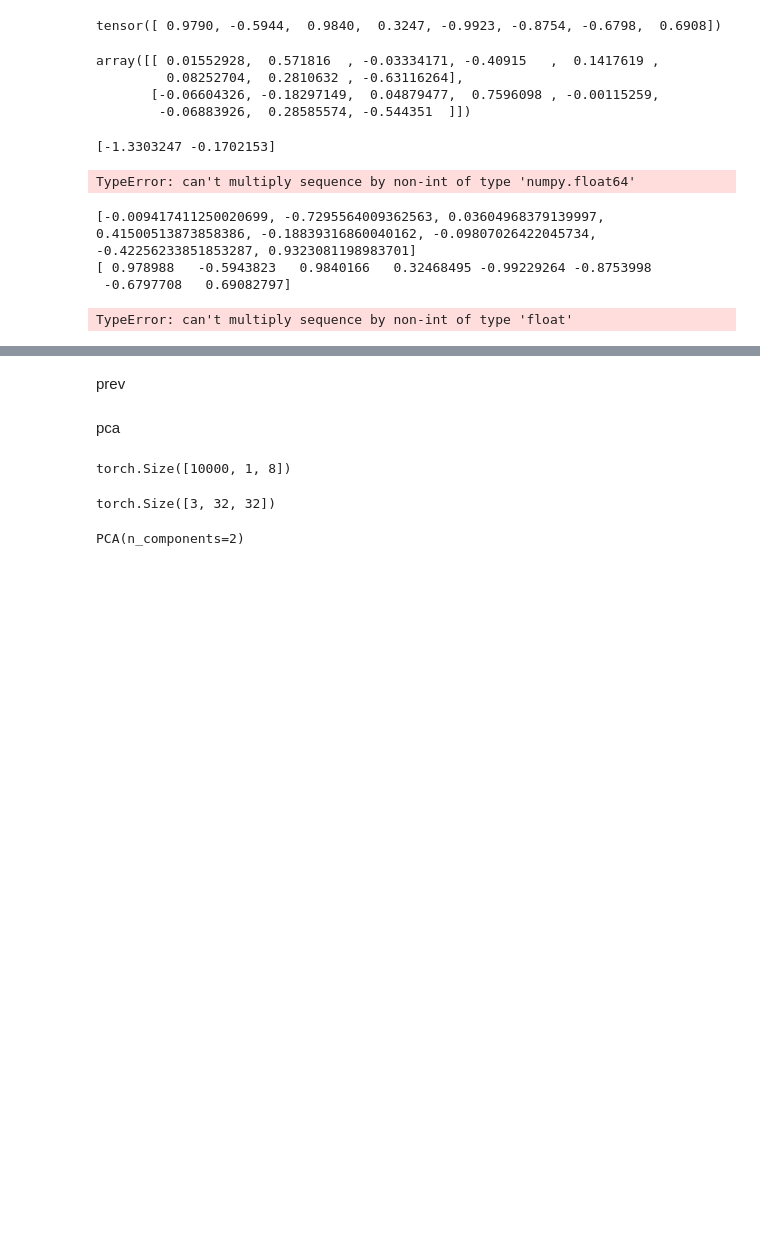
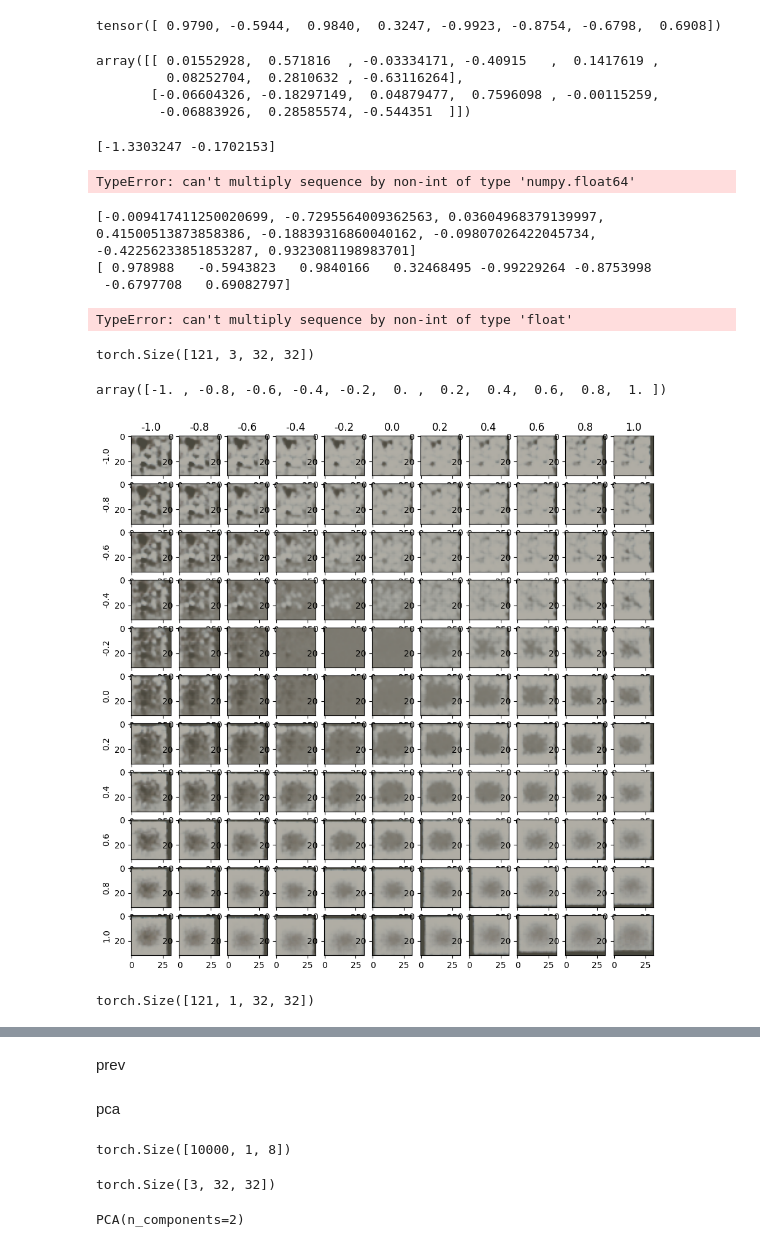
Before and after one commit to jleehun/ig_inversion, a Jupyter notebook: ig_pkg/bottleneck_ae/latent_baseline.ipynb, the cells around one changed output, grey strips where cells are left out. Cells and saved outputs as stored; diff of their text form; code cells hidden in the pictures; blank space fills up the shorter version.

```diff
--- a/ig_pkg/bottleneck_ae/latent_baseline.ipynb
+++ b/ig_pkg/bottleneck_ae/latent_baseline.ipynb
@@ -59,7 +59,7 @@ model = torch.jit.load("/data8/donghun/cifar10/results/densenet/script_model.pt"
 # ae = torch.jit.load("/root/data/cifar10/cifar10/results/ae/script_model.pt",  map_location='cpu').eval().to('cuda:0')
 # bottle = torch.load("/root/ig_inversion/results/bottleneck_ae/results/model_best.pt",  map_location='cpu').eval().to('cuda:0')
 
-bottleneck = torch.load("/home/dhlee/code/ig_inversion/ig_pkg/bottleneck_ae/results/cifar10_8/model_best.pt",  map_location='cpu').eval().to(device)
+bottleneck = torch.load("/home/dhlee/code/ig_inversion/ig_pkg/bottleneck_ae/results/cifar10_2/model_best.pt",  map_location='cpu').eval().to(device)
 # %%
 image_baseline = []
 latent_baseline = []
@@ -133,3 +133,67 @@ print(latent1 * -1.33 + latent2 * -0.17)
 print(temp1)
 # %% [output]
 TypeError: can't multiply sequence by non-int of type 'float'
+# %%
+a = np.linspace(-1, 1, 11)
+b = np.linspace(-1, 1, 11)
+
+dots = []
+for i in a:
+    for j in b:
+        dots.append(torch.tensor([i, j],  dtype=torch.float32, device=device).unsqueeze(0))
+# dots
+
+new = []
+dot = torch.stack(dots)
+# dot.shape
+for i in dot:
+    i = i.to(device)
+    new.append(bottleneck.decode(i).squeeze(0))
+new = torch.stack(new)
+new.shape
+# %% [output]
+torch.Size([121, 3, 32, 32])
+# %%
+a
+# %% [output]
+array([-1. , -0.8, -0.6, -0.4, -0.2,  0. ,  0.2,  0.4,  0.6,  0.8,  1. ])
+# %%
+CIFAR10_MEAN = [0.4914, 0.4822, 0.4465]
+CIFAR10_STD  = [0.2023, 0.1994, 0.2010]
+
+fig, axes = plt.subplots(11, 11, figsize = (11, 11))
+axes_flat = axes.flat
+
+for i in range(121):
+    ax = next(axes_flat)
+    ax.imshow(convert_to_img(new[i],CIFAR10_MEAN, CIFAR10_STD ))
+
+    if i % 11 : pass
+    else: ax.set_ylabel(round(a[i//11], 1))
+
+    if i < 11: ax.set_title(round(a[i%11], 1))
+    # if i > 120 - 11: ax.set_xlabel(round(a[i%11], 1))
+# %% [output]
+[figure, added]
+# %%
+mnist_bottle = torch.load("/home/dhlee/code/ig_inversion/ig_pkg/old_bottleneck_ae/results/model_best.pt",  map_location='cpu').eval().to(device)
+
+a = np.linspace(-1, 1, 11)
+b = np.linspace(-1, 1, 11)
+
+dots = []
+for i in a:
+    for j in b:
+        dots.append(torch.tensor([i, j],  dtype=torch.float32, device=device).unsqueeze(0))
+# dots
+
+new = []
+dot = torch.stack(dots)
+# dot.shape
+for i in dot:
+    i = i.to(device)
+    new.append(mnist_bottle.decode(i).squeeze(0))
+new = torch.stack(new)
+new.shape
+# %% [output]
+torch.Size([121, 1, 32, 32])
```
Also changed, not shown: parts of 2 cells of this notebook, 2 other files.
